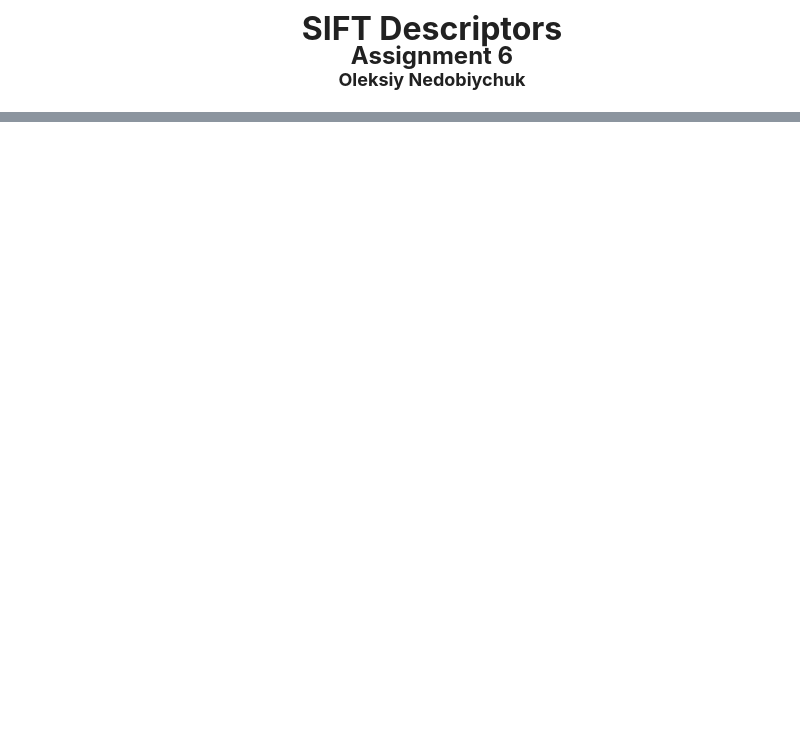
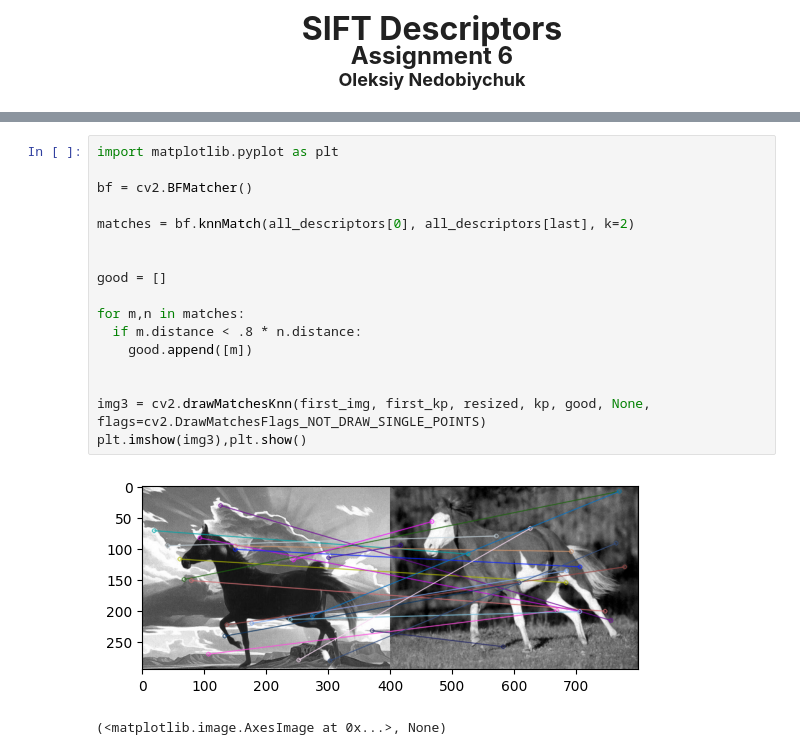
Before and after one commit to lesi-nedo/ISPR_assignments, a Jupyter notebook: Assignment_6_o_nedobiychuk.ipynb, the cells around one changed output, grey strips where cells are left out. Drawn from its saved outputs; the diff is of its cells as text; blank space fills up the shorter version.

```diff
--- a/Assignment_6_o_nedobiychuk.ipynb
+++ b/Assignment_6_o_nedobiychuk.ipynb
@@ -40,0 +76,20 @@ for ind,fn in enumerate(uploaded.keys()):
+# %%
+import matplotlib.pyplot as plt
+
+bf = cv2.BFMatcher()
+
+matches = bf.knnMatch(all_descriptors[0], all_descriptors[last], k=2)
+
+
+good = []
+
+for m,n in matches:
+  if m.distance < .8 * n.distance:
+    good.append([m])
+
+
+img3 = cv2.drawMatchesKnn(first_img, first_kp, resized, kp, good, None, flags=cv2.DrawMatchesFlags_NOT_DRAW_SINGLE_POINTS)
+plt.imshow(img3),plt.show()
+# %% [output]
+[figure, added]
+(<matplotlib.image.AxesImage at 0x...>, None)
```
Also changed, not shown: parts of 7 cells of this notebook.
